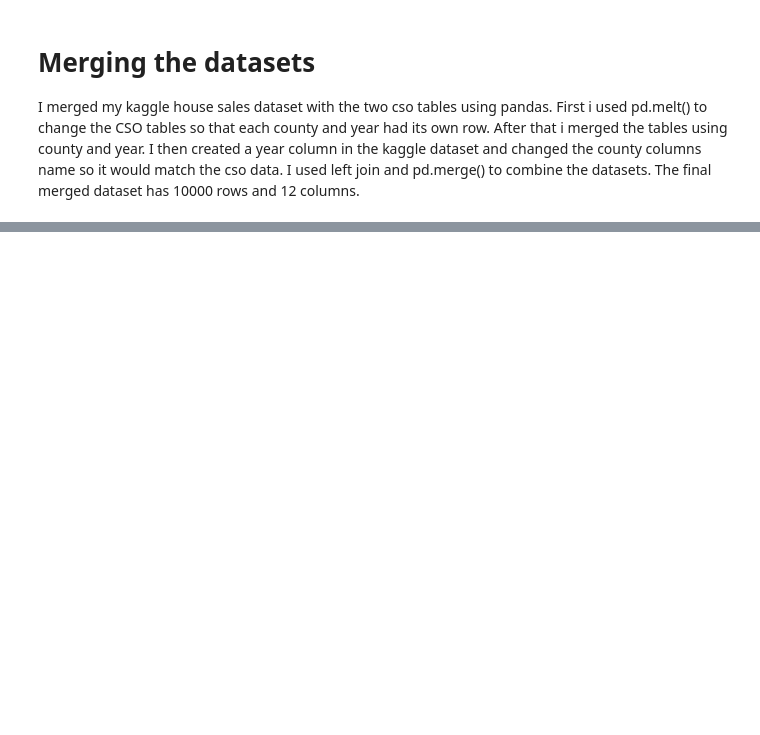
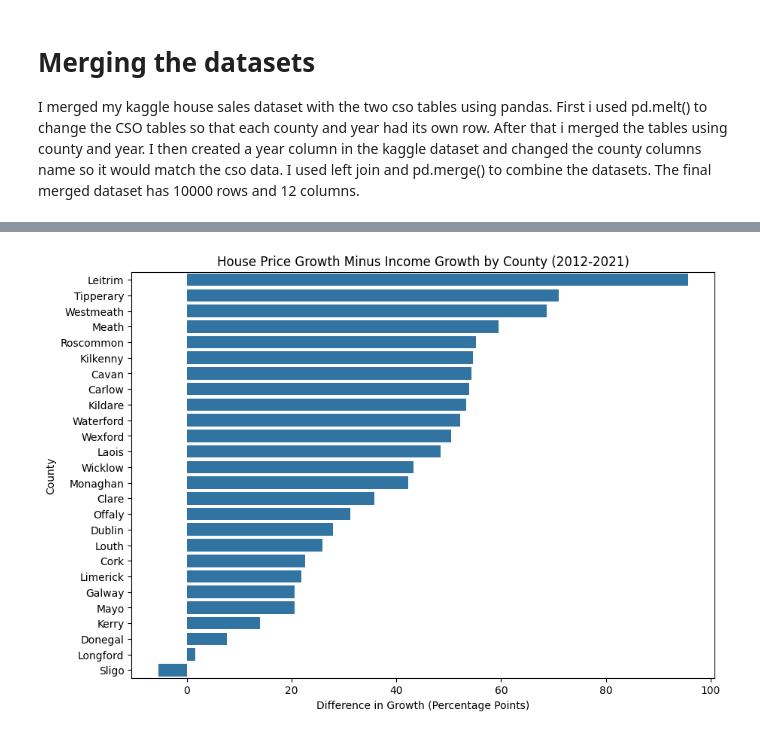
Before and after one commit to charlieswan7/Data-Acquisition-Project, a Jupyter notebook: Data_Acquisition_Project.ipynb, the cells around one changed output, grey strips where cells are left out. Cells and saved outputs as stored; diff of their text form; code cells hidden in the pictures; blank space fills up the shorter version.

```diff
--- a/Data_Acquisition_Project.ipynb
+++ b/Data_Acquisition_Project.ipynb
@@ -600,0 +927,12 @@ I merged my kaggle house sales dataset with the two cso tables using pandas. Fir
+# %%
+prices_2012 = df_prices[df_prices["Year"] == 2012]
+prices_2021 = df_prices[df_prices["Year"] == 2021]
+
+df_counties = pd.merge(prices_2012, prices_2021, on="County")
+
+df_counties["Price_Growth"] = (
+    (df_counties["price_eur_y"] - df_counties["price_eur_x"])
+    / df_counties["price_eur_x"] * 100
+)
+
+df_counties.head()
@@ -600,0 +946,18 @@ I merged my kaggle house sales dataset with the two cso tables using pandas. Fir
+# %%
+income_2012 = df_income[df_income["Year"] == 2012]
+income_2021 = df_income[df_income["Year"] == 2021]
+df_income_growth = pd.merge(income_2012, income_2021, on="County")
+df_income_growth["Income_Growth"] = (
+    (df_income_growth["Disposable_Income_y"] - df_income_growth["Disposable_Income_x"])
+    / df_income_growth["Disposable_Income_x"] * 100
+)
+# %%
+df_counties = pd.merge(
+    df_counties,
+    df_income_growth[["County", "Income_Growth"]],
+    on="County"
+)
+
+df_counties["Growth_Gap"] = df_counties["Price_Growth"] - df_counties["Income_Growth"]
+
+df_counties[["County", "Price_Growth", "Income_Growth", "Growth_Gap"]]
@@ -600,0 +982,15 @@ I merged my kaggle house sales dataset with the two cso tables using pandas. Fir
+# %%
+plt.figure(figsize=(10, 7))
+
+sns.barplot(
+    data=df_counties.sort_values("Growth_Gap", ascending=False),
+    x="Growth_Gap",
+    y="County"
+)
+
+plt.title("House Price Growth Minus Income Growth by County (2012-2021)")
+plt.xlabel("Difference in Growth (Percentage Points)")
+plt.ylabel("County")
+plt.show()
+# %% [output]
+[figure, added]
```
Also changed, not shown: parts of 38 cells of this notebook.
